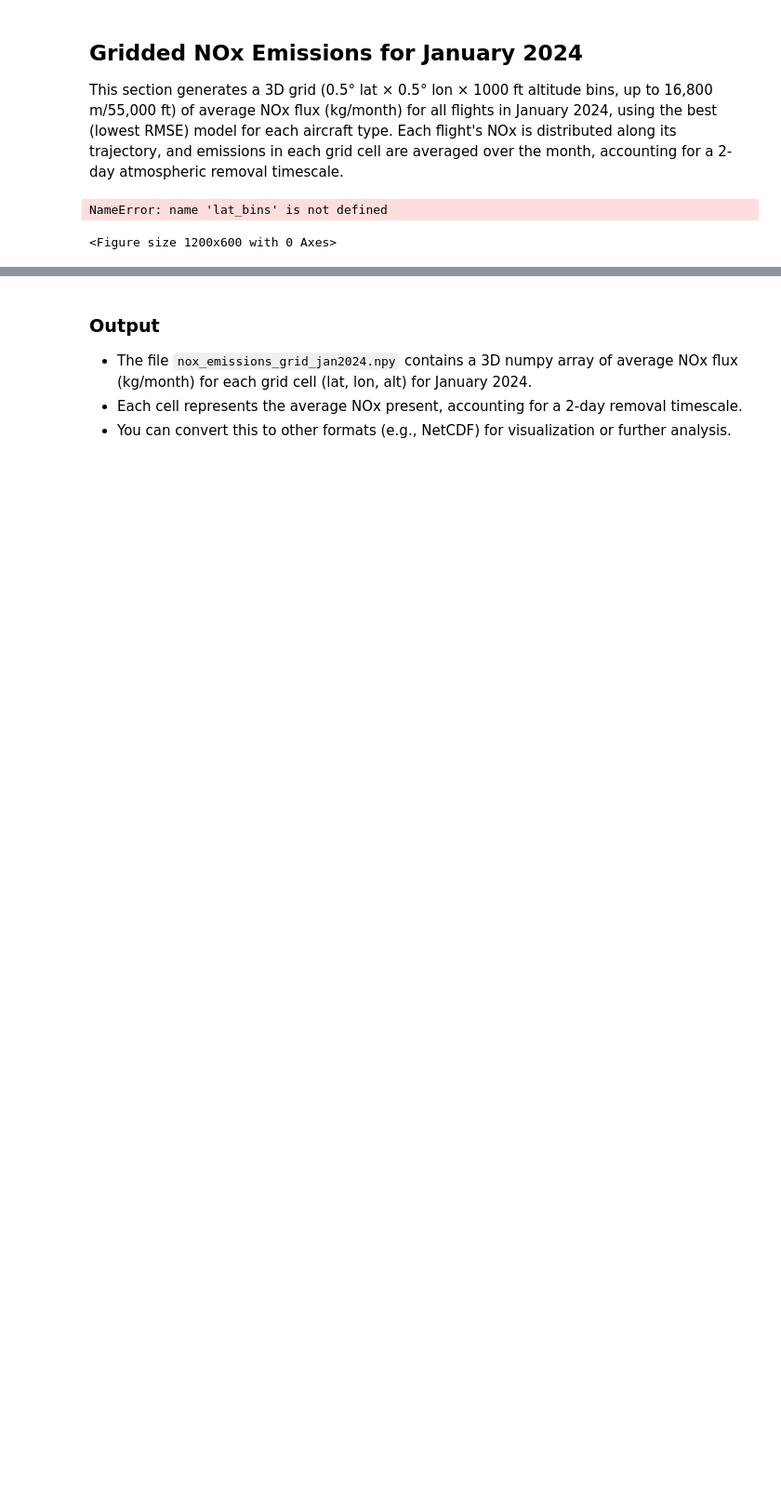
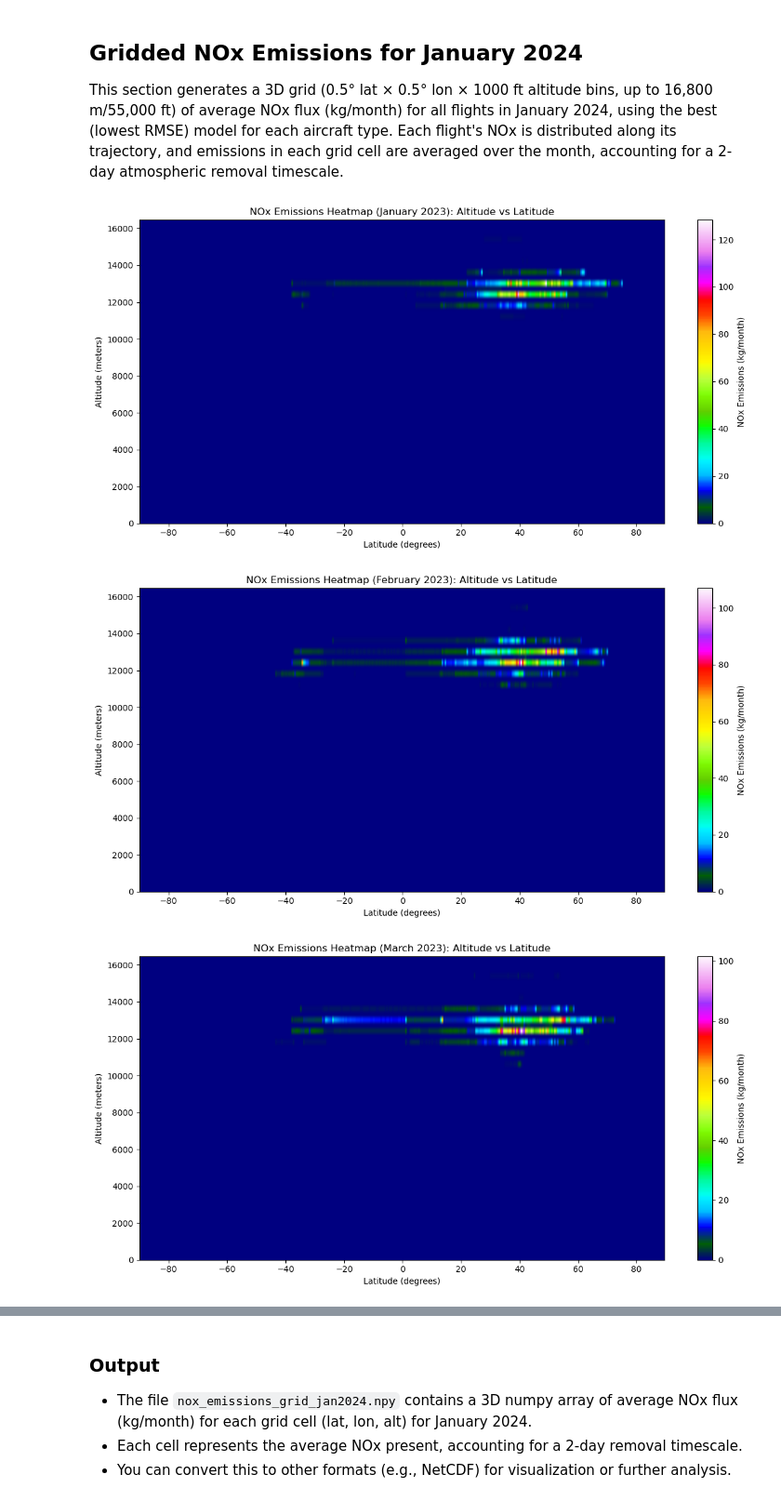
Before and after one commit to Centre-for-Atmospheric-Science-Cam-Chem/ConflictTrails, a Jupyter notebook: driver.ipynb, the cells around one changed output, grey strips where cells are left out. Shown at 93% size. Cells and saved outputs as stored; diff of their text form; code cells hidden in the pictures; blank space fills up the shorter version.

```diff
--- a/driver.ipynb
+++ b/driver.ipynb
@@ -804,62 +797,53 @@ print(int(round(os.cpu_count()/2)))
 # %%
-from multiprocessing import Pool
-import tqdm
 performance_and_emissions_model = pd.read_pickle('performance_and_emissions_model.pkl')
-# Prepare arguments for each month
-month_args = []
+
 for start_time_str_loop in pd.date_range(start=pd.to_datetime(start_time_str), end=pd.to_datetime(stop_time_str), freq='MS', tz='UTC'):
     stop_time_str_loop = (start_time_str_loop + pd.offsets.MonthEnd(1)).replace(hour=23, minute=59, second=59)
-    month_args.append((start_time_str_loop, output_dir, performance_and_emissions_model))
-
-def process_month_emissions_wrapper(args):
-    return process_month_emissions(*args)
-
-num_cores = int(round(os.cpu_count()/2))
-
-if __name__ == '__main__':
-   with Pool(num_cores) as p:
-      r = list(tqdm.tqdm(p.imap(process_month_emissions_wrapper, month_args)))
-
-
-
-
-'''
-
-
-with ProcessPoolExecutor() as executor:
-    list(executor.map(process_month_emissions_wrapper, month_args))
-'''
+    process_month_emissions(
+        start_time_str_loop,
+        output_dir=output_dir,
+        performance_and_emissions_model=performance_and_emissions_model
+    )
+    print(f"Generated emissions file for month: {start_time_str_loop.strftime('%Y-%m')}")
 # %%
+# Define grid
+lat_bins = np.arange(-90, 90.1, 0.5)
+lon_bins = np.arange(-180, 180.1, 0.5)
+alt_bins_ft = np.arange(0, 55001, 1000)
+alt_bins_m = alt_bins_ft * 0.3048
+nlat, nlon, nalt = len(lat_bins)-1, len(lon_bins)-1, len(alt_bins_m)-1
+
 # make graphs of monthly NOx emissions by altitude and latitude
 for start_time_str_loop in pd.date_range(start=pd.to_datetime(start_time_str), end=pd.to_datetime(stop_time_str), freq='MS', tz='UTC'):
     stop_time_str_loop = (start_time_str_loop + pd.offsets.MonthEnd(1)).replace(hour=23, minute=59, second=59)
     start_time_simple_loop = pd.to_datetime(start_time_str_loop).strftime("%Y-%m-%d")
     stop_time_simple_loop = pd.to_datetime(stop_time_str_loop).strftime("%Y-%m-%d")
 
     # Load the NOx emissions grid
     nox_grid = np.load(f'{output_dir}emissions/{start_time_simple_loop}_to_{stop_time_simple_loop}_NOx_nowar.npy')
 
     # Sum over longitude to get a 2D array: (latitude, altitude)
     nox_lat_alt = np.sum(nox_grid, axis=1)  # shape: (nlat, nalt)
 
     # Get month and year for the plot title
     month_year = pd.to_datetime(start_time_str_loop).strftime('%B %Y')
 
     # Plot heatmap
     plt.figure(figsize=(12, 6))
     plt.imshow(
         nox_lat_alt.T,
         aspect='auto',
         origin='lower',
         extent=[lat_bins[0], lat_bins[-2], alt_bins_m[0], alt_bins_m[-2]],
         cmap='gist_ncar'
     )
     plt.colorbar(label='NOx Emissions (kg/month)')
     plt.xlabel('Latitude (degrees)')
     plt.ylabel('Altitude (meters)')
     plt.title(f'NOx Emissions Heatmap ({month_year}): Altitude vs Latitude')
     plt.tight_layout()
     plt.show()
 # %% [output]
-NameError: name 'lat_bins' is not defined
-<Figure size 1200x600 with 0 Axes>
+[figure, added]
+[figure, added]
+[figure, added]
```
Also changed, not shown: parts of 8 cells of this notebook, 3 other files.
